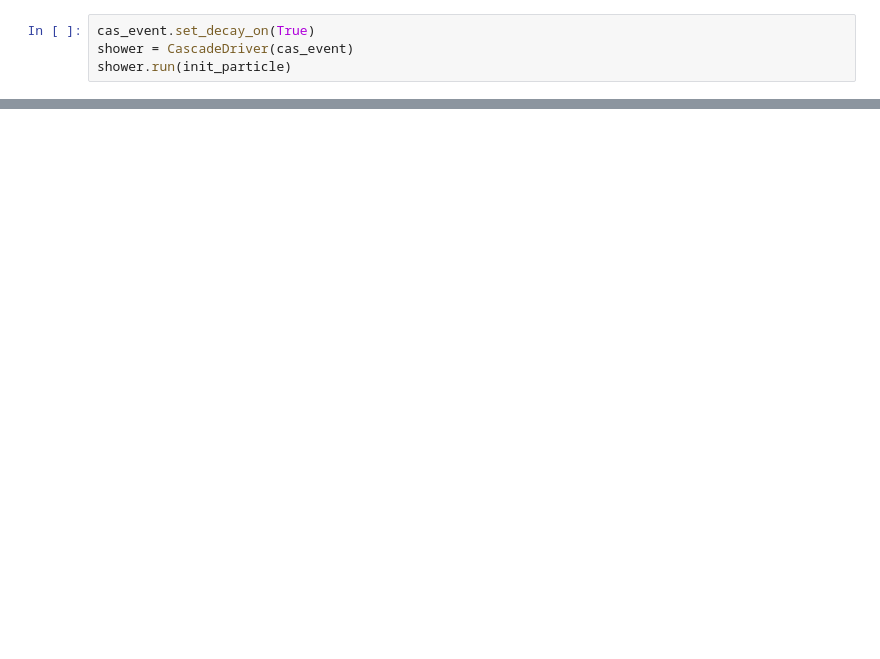
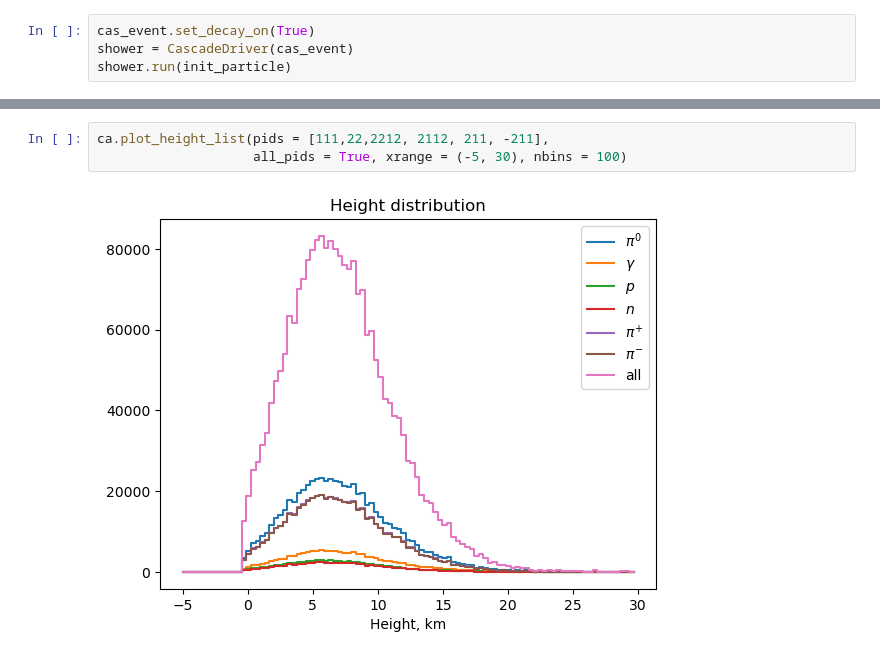
Before and after one commit to jncots/xmax_sigma, a Jupyter notebook: examples/test_cascade_driver.ipynb, the cells around one changed output, grey strips where cells are left out. Saved outputs shown, nothing was run; the diff lists cells and outputs as text; blank space fills up the shorter version.

```diff
--- a/examples/test_cascade_driver.ipynb
+++ b/examples/test_cascade_driver.ipynb
@@ -149,0 +89,5 @@ Text(0.5, 1.0, 'Particle type distribution')
+# %%
+ca.plot_height_list(pids = [111,22,2212, 2112, 211, -211],
+                    all_pids = True, xrange = (-5, 30), nbins = 100)
+# %% [output]
+[figure, added]
```
Also changed, not shown: parts of 15 cells of this notebook, 2 other files.
